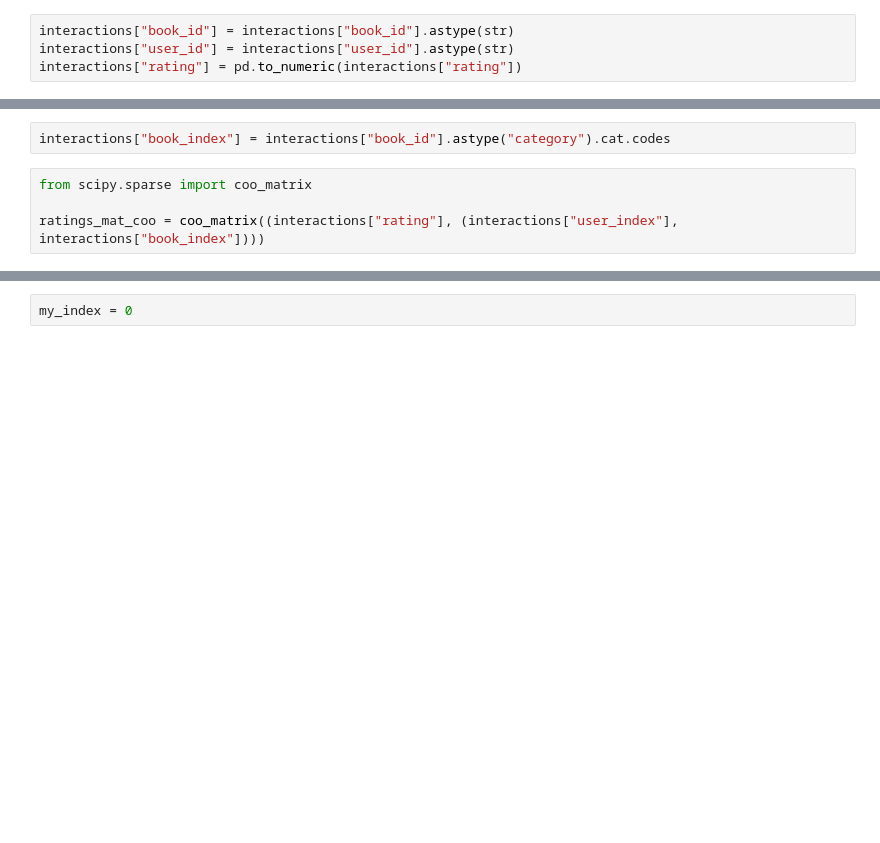
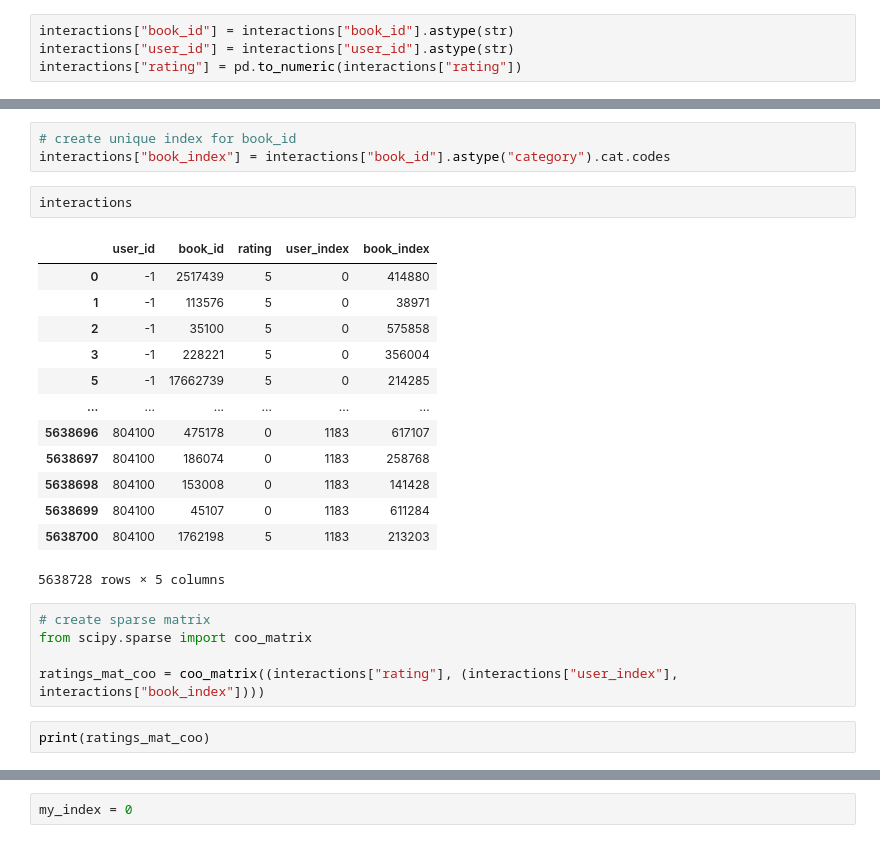
Before and after one commit to Muralidharan-K/Book_recommendation, a Jupyter notebook: collaborative_filtering.ipynb, the cells around one changed output, grey strips where cells are left out. Cells and saved outputs as stored; diff of their text form; blank space fills up the shorter version.

```diff
--- a/collaborative_filtering.ipynb
+++ b/collaborative_filtering.ipynb
@@ -108,9 +163,29 @@ interactions["user_index"] = interactions["user_id"].astype("category").cat.code
 # %%
+# create unique index for book_id
 interactions["book_index"] = interactions["book_id"].astype("category").cat.codes
+# %%
+interactions
+# %% [output]
+|  | user_id | book_id | rating | user_index | book_index |
+| 0 | -1 | 2517439 | 5 | 0 | 414880 |
+| 1 | -1 | 113576 | 5 | 0 | 38971 |
+| 2 | -1 | 35100 | 5 | 0 | 575858 |
+| 3 | -1 | 228221 | 5 | 0 | 356004 |
+| 5 | -1 | 17662739 | 5 | 0 | 214285 |
+| ... | ... | ... | ... | ... | ... |
+| 5638696 | 804100 | 475178 | 0 | 1183 | 617107 |
+| 5638697 | 804100 | 186074 | 0 | 1183 | 258768 |
+| 5638698 | 804100 | 153008 | 0 | 1183 | 141428 |
+| 5638699 | 804100 | 45107 | 0 | 1183 | 611284 |
+| 5638700 | 804100 | 1762198 | 5 | 1183 | 213203 |
+5638728 rows × 5 columns
 # %%
+# create sparse matrix
 from scipy.sparse import coo_matrix
 
 ratings_mat_coo = coo_matrix((interactions["rating"], (interactions["user_index"], interactions["book_index"])))
+# %%
+print(ratings_mat_coo)
 # %%
 ratings_mat_coo.shape
 # %% [output]
```
Also changed, not shown: parts of 49 cells of this notebook, 1 other file.
